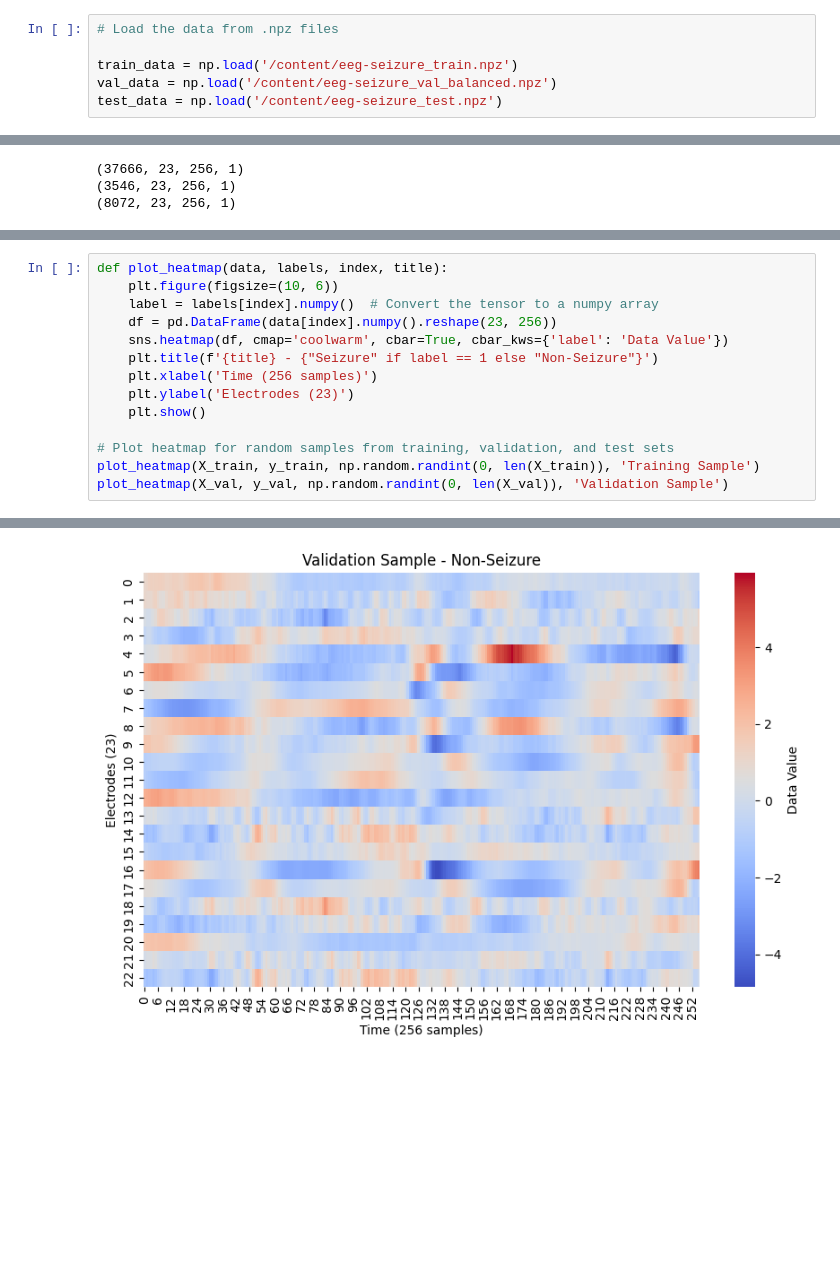
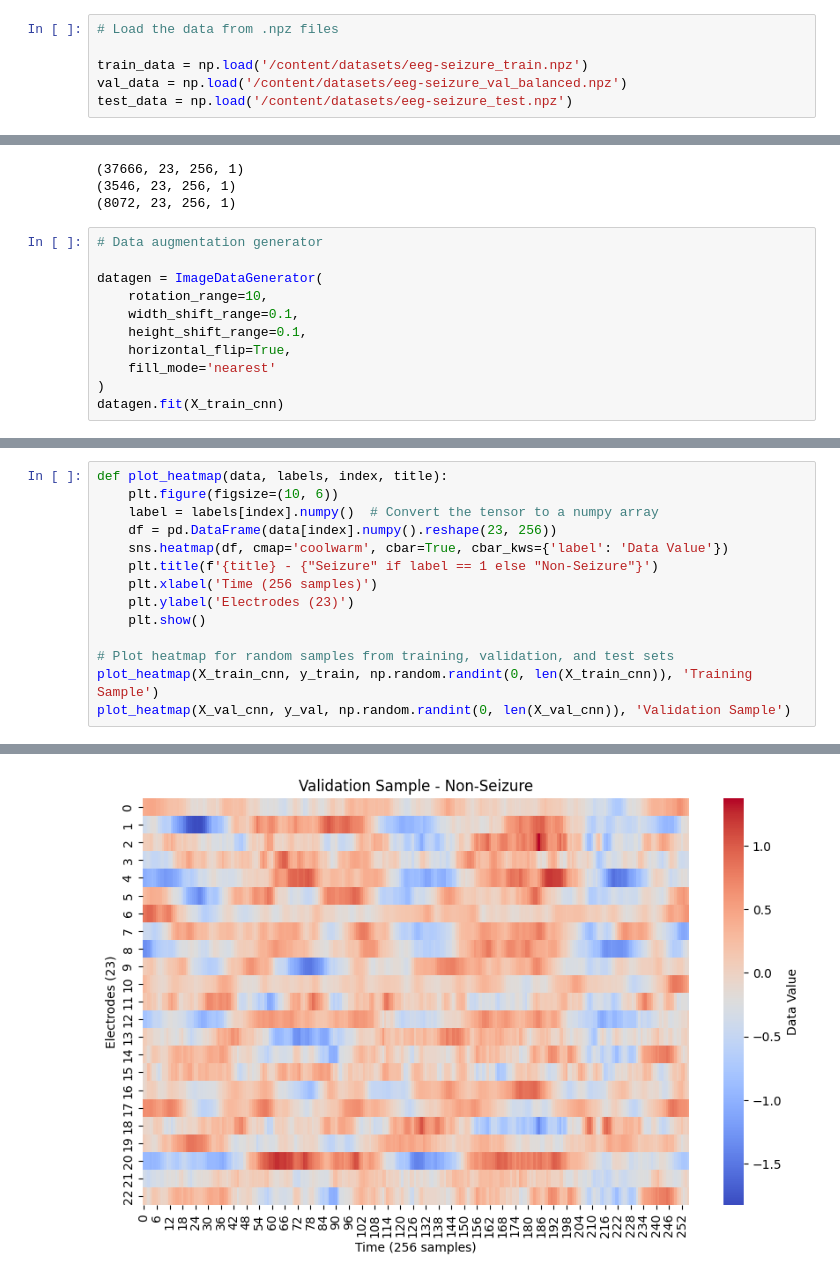
Before and after one commit to hitesh-bhatnagar/EEG_Epileptic_Seizure_Detection, a Jupyter notebook: EEG_Epileptic_Seizure_Detection.ipynb, the cells around one changed output, grey strips where cells are left out. Cells and saved outputs as stored; diff of their text form; blank space fills up the shorter version.

Commit message:
CNN_epileptic_seizure_detection model

```diff
--- a/EEG_Epileptic_Seizure_Detection.ipynb
+++ b/EEG_Epileptic_Seizure_Detection.ipynb
@@ -80,9 +79,9 @@ os.listdir('/content')
 # %%
 # Load the data from .npz files
 
-train_data = np.load('/content/eeg-seizure_train.npz')
-val_data = np.load('/content/eeg-seizure_val_balanced.npz')
-test_data = np.load('/content/eeg-seizure_test.npz')
+train_data = np.load('/content/datasets/eeg-seizure_train.npz')
+val_data = np.load('/content/datasets/eeg-seizure_val_balanced.npz')
+test_data = np.load('/content/datasets/eeg-seizure_test.npz')
 # %%
 print(train_data.files)
 print(val_data.files)
@@ -150,6 +149,17 @@ print(X_test_cnn.shape)
 (37666, 23, 256, 1)
 (3546, 23, 256, 1)
 (8072, 23, 256, 1)
+# %%
+# Data augmentation generator
+
+datagen = ImageDataGenerator(
+    rotation_range=10,
+    width_shift_range=0.1,
+    height_shift_range=0.1,
+    horizontal_flip=True,
+    fill_mode='nearest'
+)
+datagen.fit(X_train_cnn)
 # %%
 import seaborn as sns
 
@@ -185,6 +195,6 @@ def plot_heatmap(data, labels, index, title):
     plt.show()
 
 # Plot heatmap for random samples from training, validation, and test sets
-plot_heatmap(X_train, y_train, np.random.randint(0, len(X_train)), 'Training Sample')
-plot_heatmap(X_val, y_val, np.random.randint(0, len(X_val)), 'Validation Sample')
+plot_heatmap(X_train_cnn, y_train, np.random.randint(0, len(X_train_cnn)), 'Training Sample')
+plot_heatmap(X_val_cnn, y_val, np.random.randint(0, len(X_val_cnn)), 'Validation Sample')
 # %% [output]
@@ -192,4 +202,4 @@ plot_heatmap(X_val, y_val, np.random.randint(0, len(X_val)), 'Validation Sample'
-[figure, old version]
+[figure, new version]
 # %%
 from scipy.signal import spectrogram
 
```
Also changed, not shown: parts of 23 cells of this notebook.
